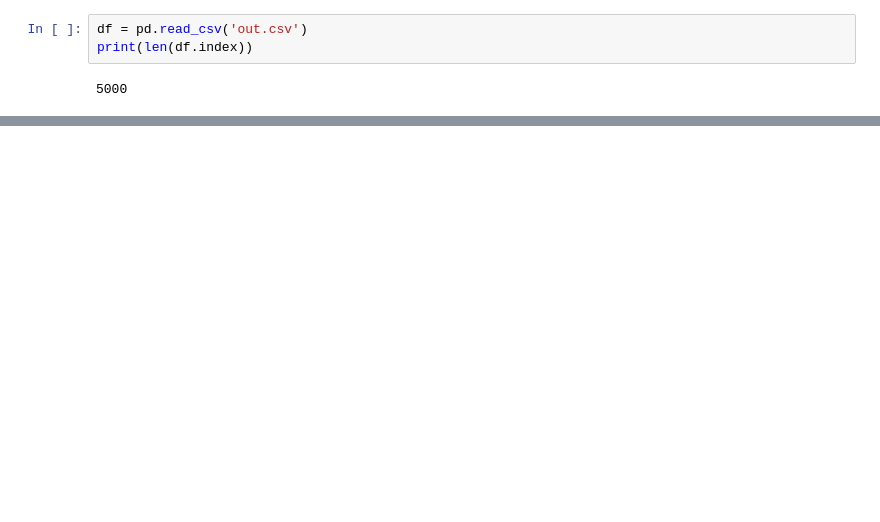
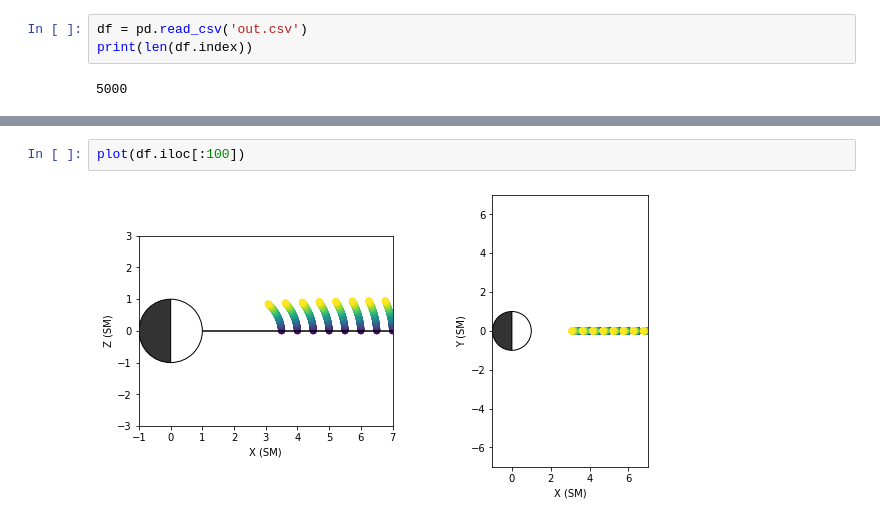
Before and after one commit to ddasilva/disco, a Jupyter notebook: Visualize.ipynb, the cells around one changed output, grey strips where cells are left out. Cells and saved outputs as stored; diff of their text form; blank space fills up the shorter version.

```diff
--- a/Visualize.ipynb
+++ b/Visualize.ipynb
@@ -34,3 +52,7 @@ plot(df)
+# %%
+plot(df.iloc[:100])
+# %% [output]
+[figure, added]
 # %%
 import joblib
 tasks = []
```
Also changed, not shown: parts of 3 cells of this notebook, 3 other files.
